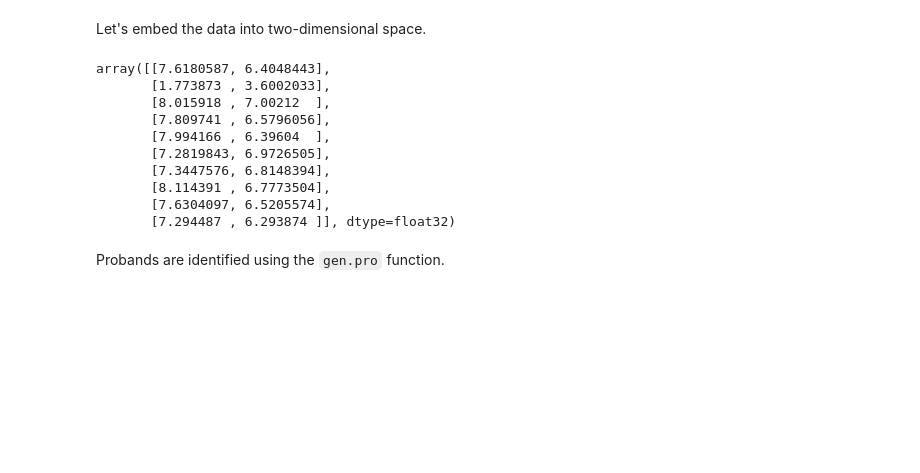
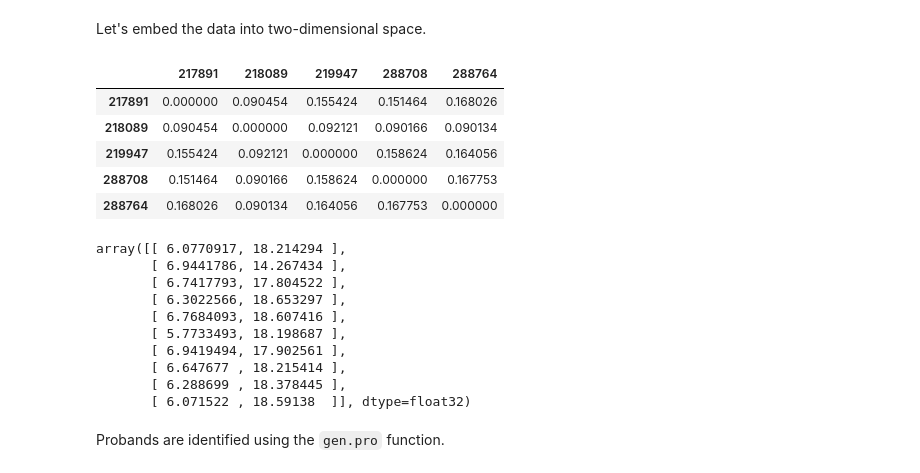
Before and after one commit to Genopop/geneakit, a Jupyter notebook: examples/correlation_umap.ipynb, the cells around one changed output. Cells and saved outputs as stored; diff of their text form; code cells hidden in the pictures; blank space fills up the shorter version.

```diff
--- a/examples/correlation_umap.ipynb
+++ b/examples/correlation_umap.ipynb
@@ -115,20 +108,31 @@ gen.phi(genea140, compute=False)
 You will require at least 2.84 GB of RAM.
 # %% [markdown]
 Let's embed the data into two-dimensional space.
+# %%
+similarity = 1 / -np.log2(corr)
+similarity[similarity == -np.inf] = 0
+similarity.iloc[:5, :5]
+# %% [output]
+|  | 217891 | 218089 | 219947 | 288708 | 288764 |
+| 217891 | 0.000000 | 0.090454 | 0.155424 | 0.151464 | 0.168026 |
+| 218089 | 0.090454 | 0.000000 | 0.092121 | 0.090166 | 0.090134 |
+| 219947 | 0.155424 | 0.092121 | 0.000000 | 0.158624 | 0.164056 |
+| 288708 | 0.151464 | 0.090166 | 0.158624 | 0.000000 | 0.167753 |
+| 288764 | 0.168026 | 0.090134 | 0.164056 | 0.167753 | 0.000000 |
 # %%
-emb = umap.UMAP(random_state=42).fit_transform(np.log2(corr + 1))
+emb = umap.UMAP(metric='precomputed', random_state=42).fit_transform(1 - similarity)
 emb[:10, :]
 # %% [output]
-array([[7.6180587, 6.4048443],
-       [1.773873 , 3.6002033],
-       [8.015918 , 7.00212  ],
-       [7.809741 , 6.5796056],
-       [7.994166 , 6.39604  ],
-       [7.2819843, 6.9726505],
-       [7.3447576, 6.8148394],
-       [8.114391 , 6.7773504],
-       [7.6304097, 6.5205574],
-       [7.294487 , 6.293874 ]], dtype=float32)
+array([[ 6.0770917, 18.214294 ],
+       [ 6.9441786, 14.267434 ],
+       [ 6.7417793, 17.804522 ],
+       [ 6.3022566, 18.653297 ],
+       [ 6.7684093, 18.607416 ],
+       [ 5.7733493, 18.198687 ],
+       [ 6.9419494, 17.902561 ],
+       [ 6.647677 , 18.215414 ],
+       [ 6.288699 , 18.378445 ],
+       [ 6.071522 , 18.59138  ]], dtype=float32)
 # %% [markdown]
 Probands are identified using the `gen.pro` function.
 # %%
```
Also changed, not shown: parts of 3 cells of this notebook.
